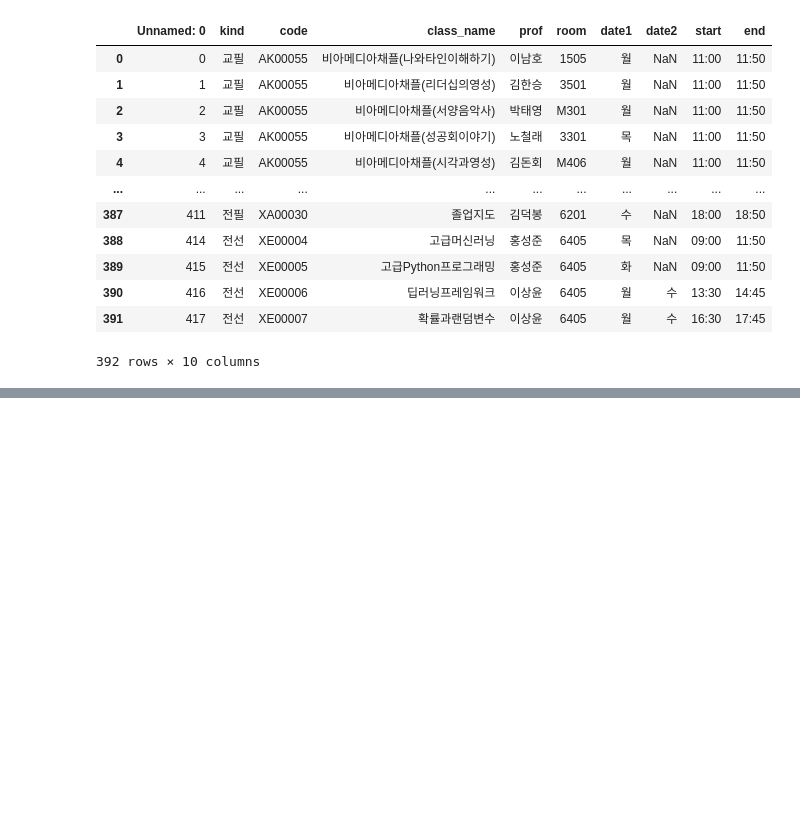
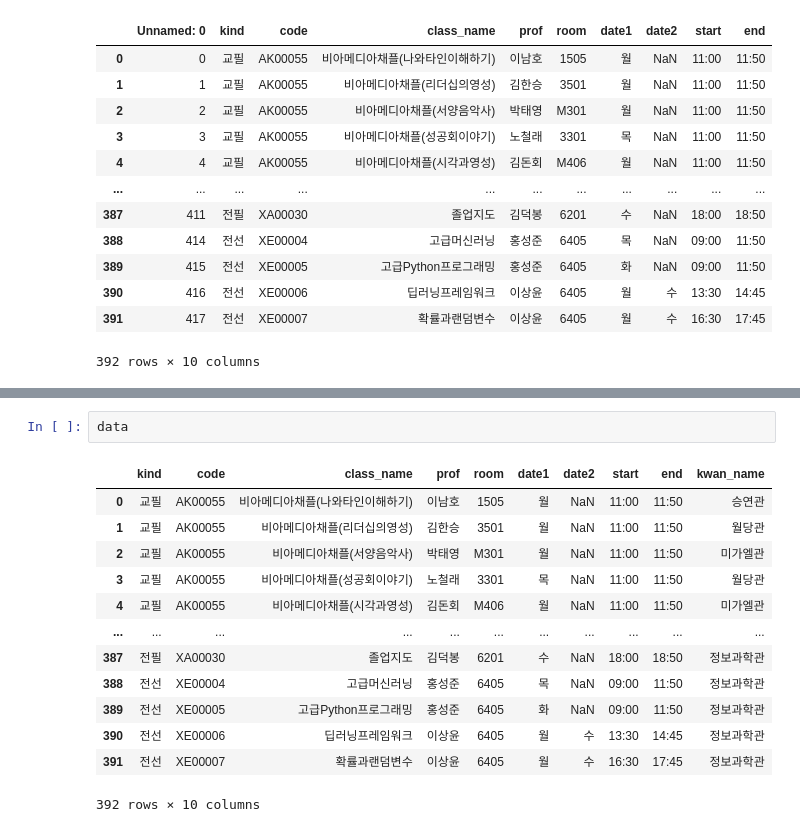
Before and after one commit to sujeengim/MapinSkhu-Data, a Jupyter notebook: second-try/classes.ipynb, the cells around one changed output, grey strips where cells are left out. Cells and saved outputs as stored; diff of their text form; blank space fills up the shorter version.

```diff
--- a/second-try/classes.ipynb
+++ b/second-try/classes.ipynb
@@ -20,0 +127,16 @@ csv
+# %%
+data
+# %% [output]
+|  | kind | code | class_name | prof | room | date1 | date2 | start | end | kwan_name |
+| 0 | 교필 | AK00055 | 비아메디아채플(나와타인이해하기) | 이남호 | 1505 | 월 | NaN | 11:00 | 11:50 | 승연관 |
+| 1 | 교필 | AK00055 | 비아메디아채플(리더십의영성) | 김한승 | 3501 | 월 | NaN | 11:00 | 11:50 | 월당관 |
+| 2 | 교필 | AK00055 | 비아메디아채플(서양음악사) | 박태영 | M301 | 월 | NaN | 11:00 | 11:50 | 미가엘관 |
+| 3 | 교필 | AK00055 | 비아메디아채플(성공회이야기) | 노철래 | 3301 | 목 | NaN | 11:00 | 11:50 | 월당관 |
+| 4 | 교필 | AK00055 | 비아메디아채플(시각과영성) | 김돈회 | M406 | 월 | NaN | 11:00 | 11:50 | 미가엘관 |
+| ... | ... | ... | ... | ... | ... | ... | ... | ... | ... | ... |
+| 387 | 전필 | XA00030 | 졸업지도 | 김덕봉 | 6201 | 수 | NaN | 18:00 | 18:50 | 정보과학관 |
+| 388 | 전선 | XE00004 | 고급머신러닝 | 홍성준 | 6405 | 목 | NaN | 09:00 | 11:50 | 정보과학관 |
+| 389 | 전선 | XE00005 | 고급Python프로그래밍 | 홍성준 | 6405 | 화 | NaN | 09:00 | 11:50 | 정보과학관 |
+| 390 | 전선 | XE00006 | 딥러닝프레임워크 | 이상윤 | 6405 | 월 | 수 | 13:30 | 14:45 | 정보과학관 |
+| 391 | 전선 | XE00007 | 확률과랜덤변수 | 이상윤 | 6405 | 월 | 수 | 16:30 | 17:45 | 정보과학관 |
+392 rows × 10 columns
```
Also changed, not shown: parts of 15 cells of this notebook, 2 other files.
